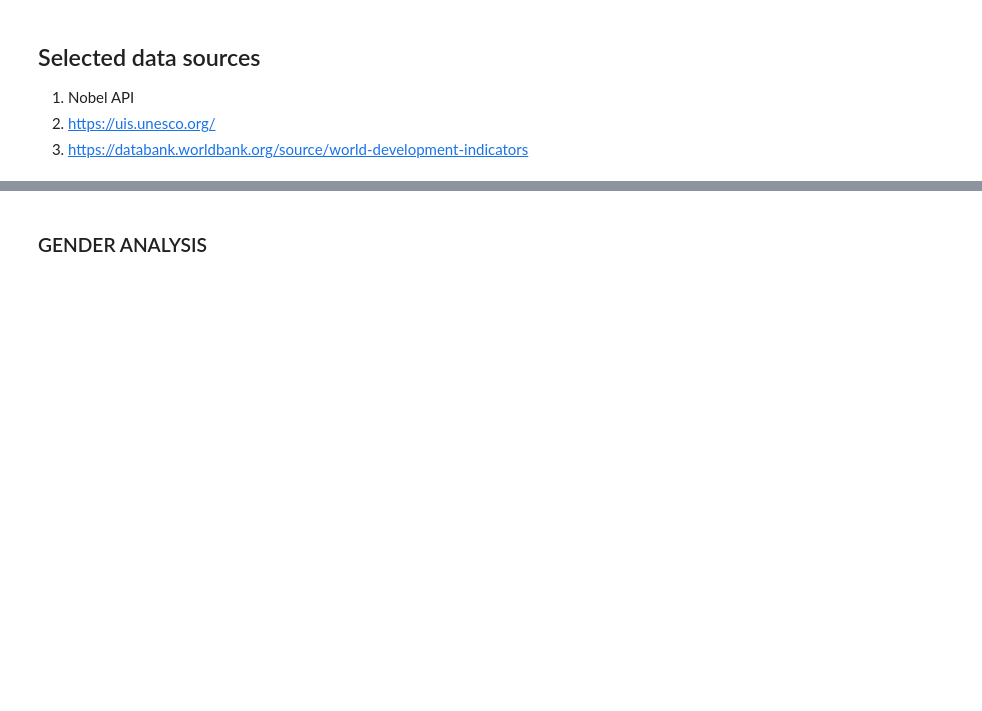
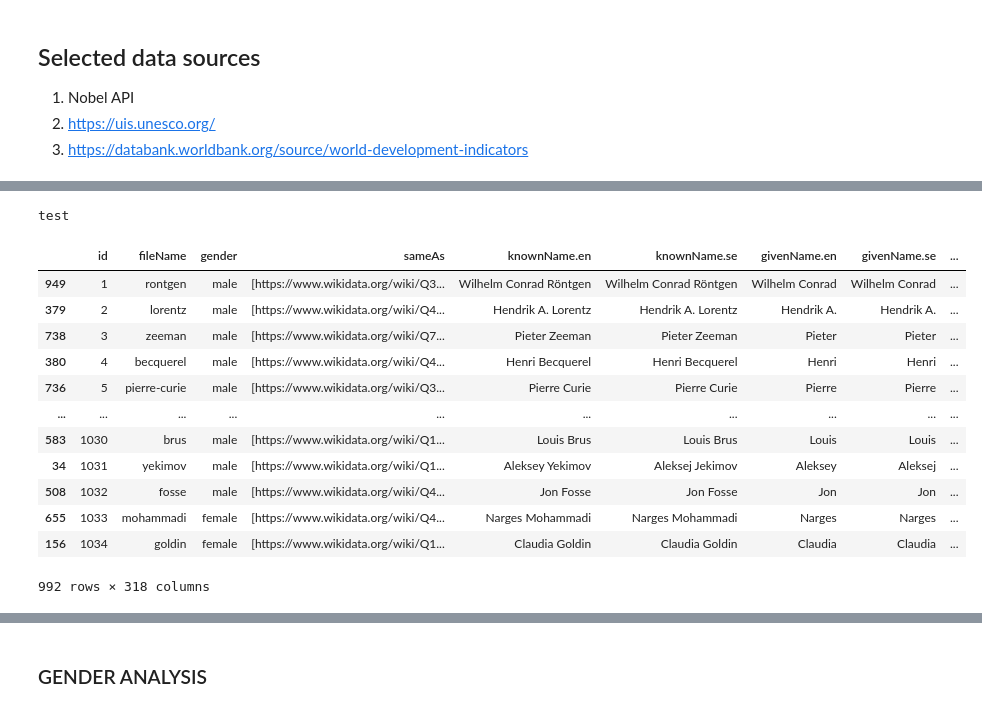
Before and after one commit to Bluceli168/IH-API-Project, a Jupyter notebook: main.ipynb, the cells around one changed output, grey strips where cells are left out. Saved outputs shown, nothing was run; the diff lists cells and outputs as text; code cells hidden in the pictures; blank space fills up the shorter version.

```diff
--- a/main.ipynb
+++ b/main.ipynb
@@ -45,7 +51,8 @@ pd.set_option('display.max_rows', 40)
 #load env
 load_dotenv()
 token = os.getenv('TOKEN')
-print(token)
+# %% [output]
+test
 # %%
 #TODO: Get the data from the API
 enrollment_df = pd.read_csv('sources/school_enrolment_gender.csv')
@@ -76,25 +62,22 @@ def flatten(dictionnary, prefix=''):
-# %%
-def get_all_laureates():
-    offset = 0
-    limit = 25
-    max = 50
-    all_laureates = pd.DataFrame()
-
-    while offset < max:
-        url = f"{laureates_url}?offset={offset}&limit={limit}"
-        response = requests.get(url)
-        data = response.json()
-        max = data['meta']['count']
-        flattened = flatten(data['laureates'])
-        all_laureates = pd.concat([all_laureates, flattened], ignore_index=True)
-        offset += limit
-
-    all_laureates['id'] = all_laureates['id'].astype(int)
-    return all_laureates.sort_values('id')
 # %%
 laureates_df = get_all_laureates(laureates_url)
 laureates_df.head()
 laureates_df.to_csv('sources/laureates.csv', index=False)
+display(laureates_df)
+# %% [output]
+|  | id | fileName | gender | sameAs | knownName.en | knownName.se | givenName.en | givenName.se | ... |
+| 949 | 1 | rontgen | male | [https://www.wikidata.org/wiki/Q3... | Wilhelm Conrad Röntgen | Wilhelm Conrad Röntgen | Wilhelm Conrad | Wilhelm Conrad | ... |
+| 379 | 2 | lorentz | male | [https://www.wikidata.org/wiki/Q4... | Hendrik A. Lorentz | Hendrik A. Lorentz | Hendrik A. | Hendrik A. | ... |
+| 738 | 3 | zeeman | male | [https://www.wikidata.org/wiki/Q7... | Pieter Zeeman | Pieter Zeeman | Pieter | Pieter | ... |
+| 380 | 4 | becquerel | male | [https://www.wikidata.org/wiki/Q4... | Henri Becquerel | Henri Becquerel | Henri | Henri | ... |
+| 736 | 5 | pierre-curie | male | [https://www.wikidata.org/wiki/Q3... | Pierre Curie | Pierre Curie | Pierre | Pierre | ... |
+| ... | ... | ... | ... | ... | ... | ... | ... | ... | ... |
+| 583 | 1030 | brus | male | [https://www.wikidata.org/wiki/Q1... | Louis Brus | Louis Brus | Louis | Louis | ... |
+| 34 | 1031 | yekimov | male | [https://www.wikidata.org/wiki/Q1... | Aleksey Yekimov | Aleksej Jekimov | Aleksey | Aleksej | ... |
+| 508 | 1032 | fosse | male | [https://www.wikidata.org/wiki/Q4... | Jon Fosse | Jon Fosse | Jon | Jon | ... |
+| 655 | 1033 | mohammadi | female | [https://www.wikidata.org/wiki/Q4... | Narges Mohammadi | Narges Mohammadi | Narges | Narges | ... |
+| 156 | 1034 | goldin | female | [https://www.wikidata.org/wiki/Q1... | Claudia Goldin | Claudia Goldin | Claudia | Claudia | ... |
+992 rows × 318 columns
 # %%
 for column_name in laureates_df.columns:
     print(column_name)
```
Also changed, not shown: parts of 9 cells of this notebook, 1 other file.
